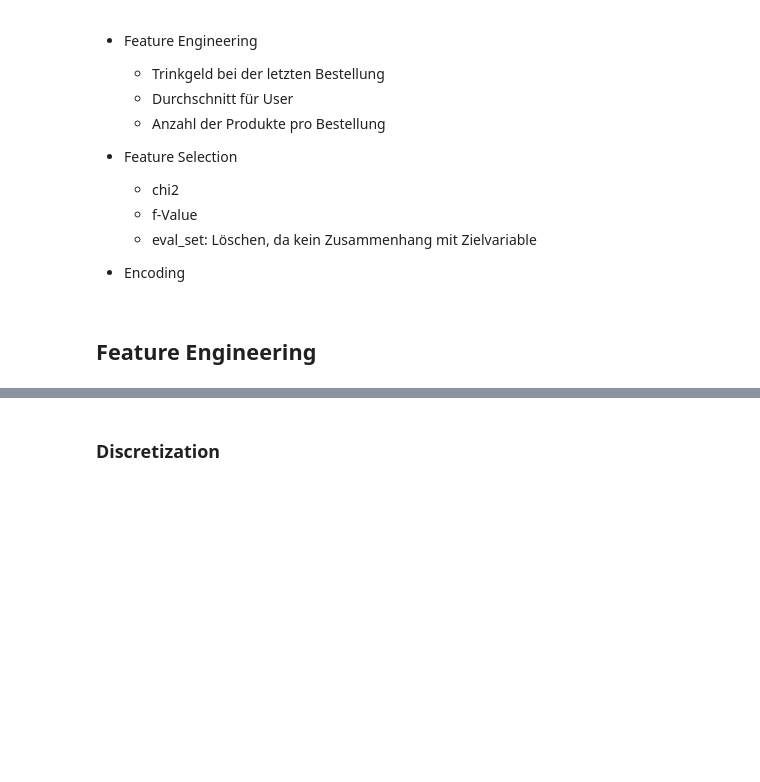
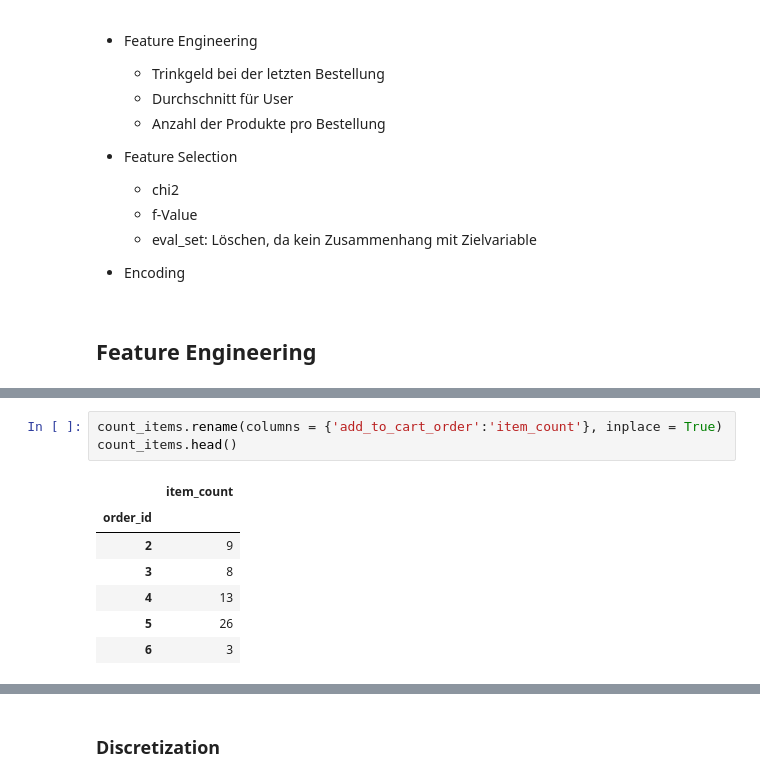
Before and after one commit to JonasHauth/Instacart-Tip-Prediction---Gruppe-6, a Jupyter notebook: Tip_Prediction_Instacart.ipynb, the cells around one changed output, grey strips where cells are left out. Drawn from its saved outputs; the diff is of its cells as text; blank space fills up the shorter version.

```diff
--- a/Tip_Prediction_Instacart.ipynb
+++ b/Tip_Prediction_Instacart.ipynb
@@ -509,0 +567,11 @@ Decreased by 66.4%
+# %%
+count_items.rename(columns = {'add_to_cart_order':'item_count'}, inplace = True)
+count_items.head()
+# %% [output]
+|  | item_count |
+| order_id |  |
+| 2 | 9 |
+| 3 | 8 |
+| 4 | 13 |
+| 5 | 26 |
+| 6 | 3 |
```
Also changed, not shown: parts of 7 cells of this notebook.
